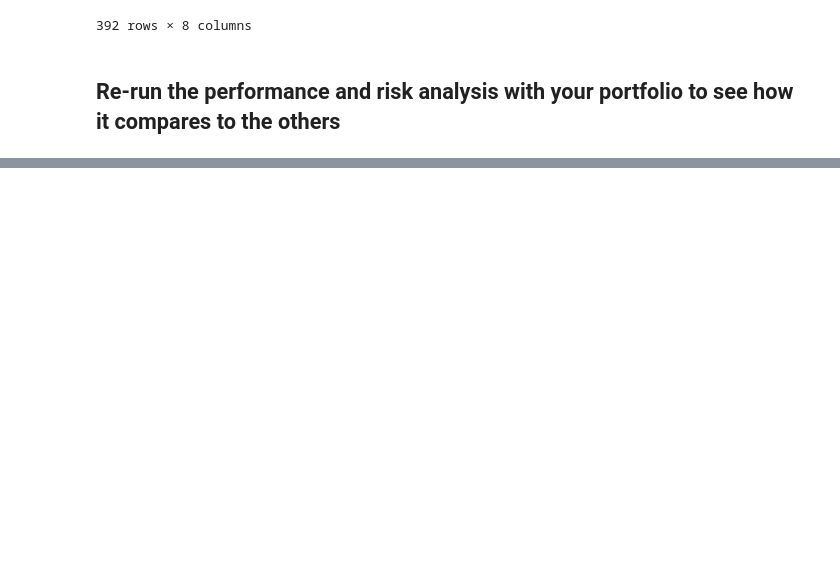
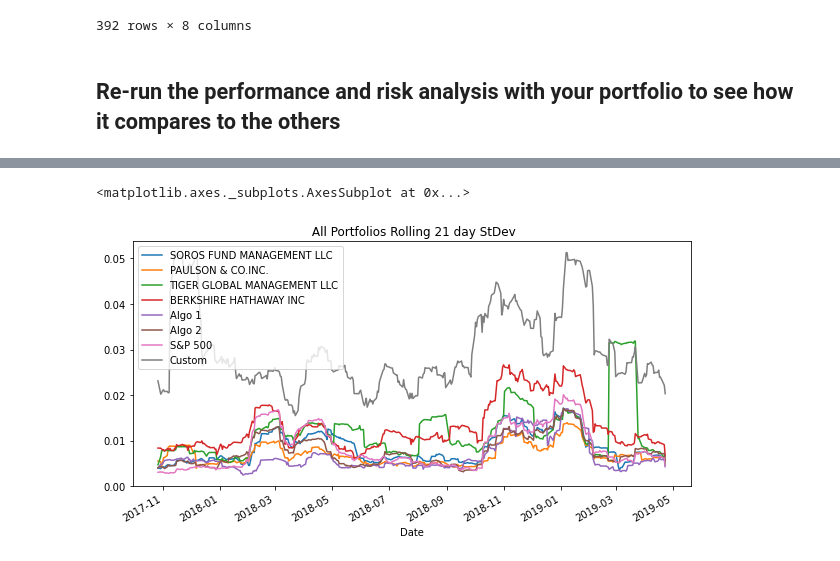
Before and after one commit to dbogatic/jupyter-homework, a Jupyter notebook: whale_analysis.ipynb, the cells around one changed output, grey strips where cells are left out. Cells and saved outputs as stored; diff of their text form; code cells hidden in the pictures; blank space fills up the shorter version.

```diff
--- a/whale_analysis.ipynb
+++ b/whale_analysis.ipynb
@@ -607,0 +632,9 @@ all_portfolio_returns.dropna()
+# %%
+# Rolling
+# YOUR CODE HERE
+all_portfolio_returns.rolling(window=21).std().plot(figsize=(10,5), title=" All Portfolios Rolling 21 day StDev")
+
+# Rolling StDev shows that Custom portolio was significantly more volatile compared to other portfolios
+# %% [output]
+<matplotlib.axes._subplots.AxesSubplot at 0x...>
+[figure, added]
```
Also changed, not shown: parts of 15 cells of this notebook.
